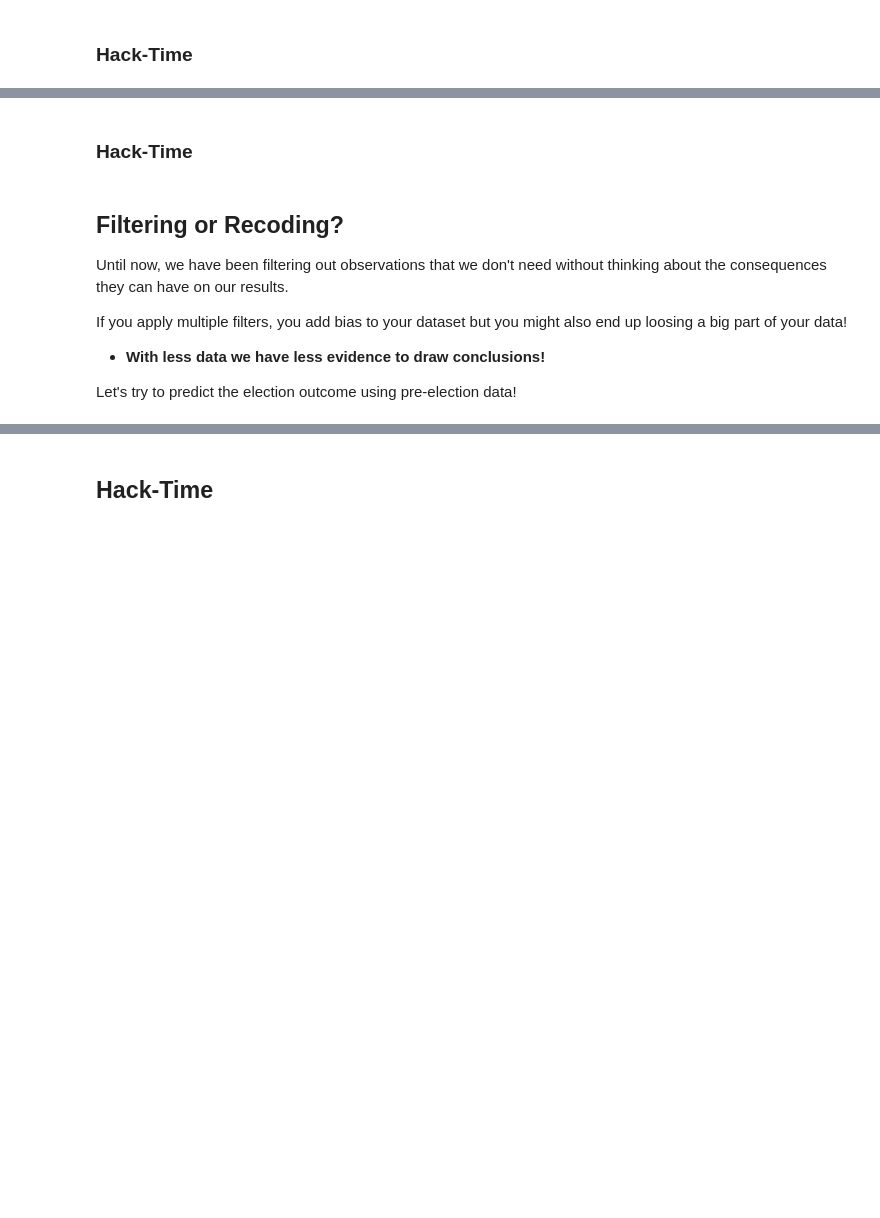
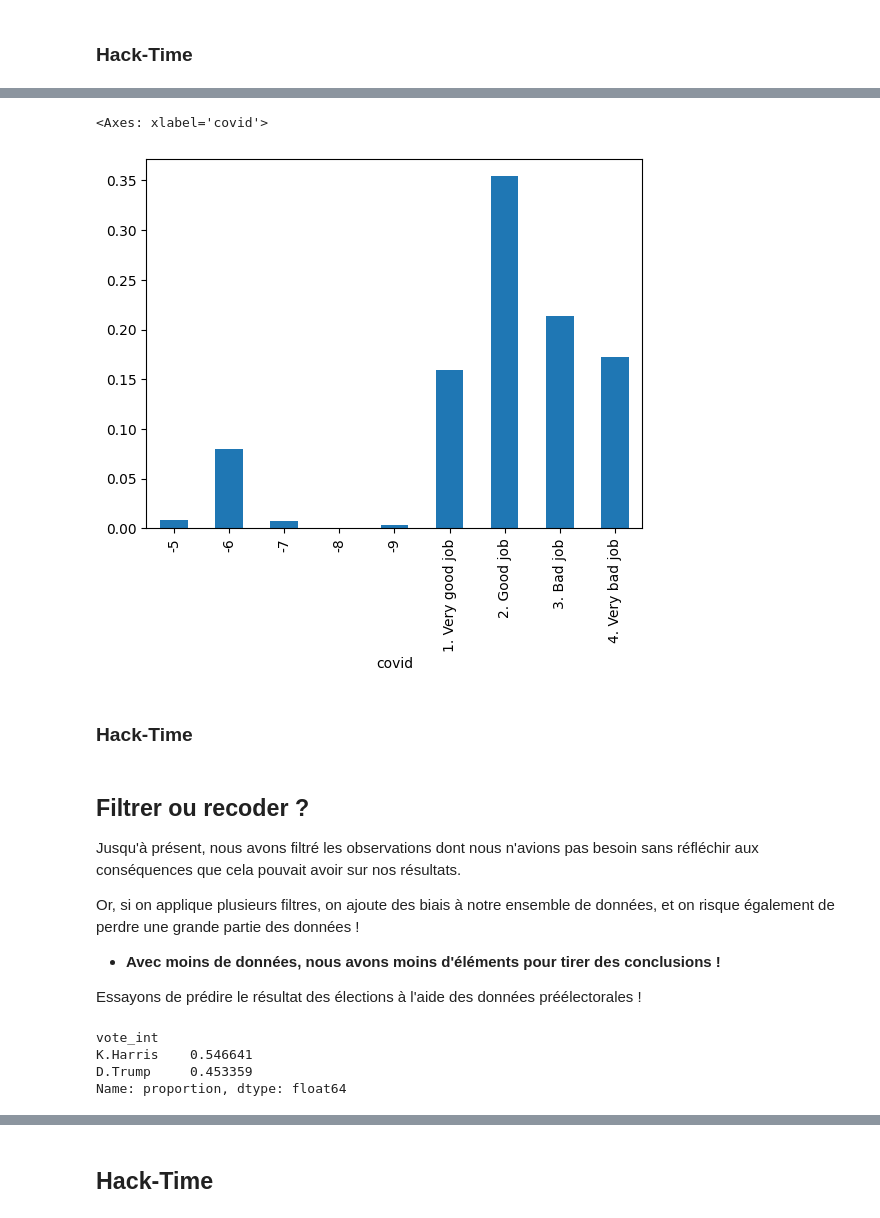
Before and after one commit to SciencesPoBordeaux/data-viz, a Jupyter notebook: notebooks/05-recodage-creation-variables.ipynb, the cells around one changed output, grey strips where cells are left out. Saved outputs shown, nothing was run; the diff lists cells and outputs as text; code cells hidden in the pictures; blank space fills up the shorter version.

Commit message:
premier gros passage. Reste des trucs

```diff
--- a/notebooks/05-recodage-creation-variables.ipynb
+++ b/notebooks/05-recodage-creation-variables.ipynb
@@ -8,8 +10,8 @@
 # %%
-# Load Pandas
+# Charger pandas
 import pandas as pd
 
-# Import Data
-data_url = "https://raw.githubusercontent.com/datamisc/ts-2020/main/data.csv"
-anes_data  = pd.read_csv(data_url, compression='gzip')
+# Charger des données avec pandas depuis une URL
+data_url = "https://raw.githubusercontent.com/datamisc/ts-2024/main/data.csv"
+anes_data = pd.read_csv(data_url, compression="gzip", low_memory=False)
 # %%
@@ -41,4 +74,7 @@ For instance we could recode the voting intention variable:
 # %%
-# Recoding values with a mask
-new_df = df[(df['vote_int']>0) & (df['vote_int']<=5)].copy()  # Creating a new dataframe
+# Recodage des valeurs avec un masque
+# On selectionne la plage qui nous intéresse
+new_df = df[
+    (df["vote_int"] > 0) & (df["vote_int"] <= 6)
+].copy()  # Creation d'un nouveau dataframe
 # %%
@@ -46,6 +92,9 @@ new_df
 # %%
-# Recoding for value == 1
-mask = new_df['vote_int'] == 1
-new_df.loc[mask, "vote_int"] = "J.Biden"
+# Puis recodage pour la valeur == 1
+new_df["vote_int"] = new_df["vote_int"].astype(
+    "object"
+)  # Conversion pour pouvoir recoder avec des strings
+mask = new_df["vote_int"] == 1
+new_df.loc[mask, "vote_int"] = "K.Harris"
 # %%
 new_df
@@ -74,5 +171,5 @@ new_df['covid'].value_counts()
 # %%
-# Creating two lists with the old and the new labels
-old_labels = [-2, 1, 2, 3, 4]
-new_labels = ["Don't Know", "1.Approve strongly", "2.Approve not strongly", "3.Disapprove not strongly", "4.Disapprove strongly"]
+# Créer deux listes avec les anciennes et les nouvelles modalités
+old_labels = [1, 2, 3, 4]
+new_labels = ["1. Very good job", "2. Good job", "3. Bad job", "4. Very bad job"]
 # %%
@@ -88,5 +248,13 @@ new_df['covid'].value_counts(normalize=True)
 # %%
-new_df['covid'].value_counts(normalize=True).sort_index().plot(kind='bar')
+# TODO : passage en string seul truc si on veut garder le sort index non ?
+# Ou alors avoir nettoyé en entier
+# mais doute avec la variable à la fin.
+
+new_df["covid"] = new_df["covid"].astype("string")
+new_df["covid"].value_counts(normalize=True).sort_index().plot(kind="bar")
+# %% [output]
+<Axes: xlabel='covid'>
+[figure, added]
 # %% [markdown]
 ### Hack-Time
 # %%
@@ -96,23 +265,30 @@ new_df['covid'].value_counts(normalize=True).sort_index().plot(kind='bar')
 # %% [markdown]
-## Filtering or Recoding?
+## Filtrer ou recoder ?
 
-Until now, we have been filtering out observations that we don't need without thinking about the consequences they can have on our results.
+Jusqu'à présent, nous avons filtré les observations dont nous n'avions pas besoin sans réfléchir aux conséquences que cela pouvait avoir sur nos résultats.
 
-If you apply multiple filters, you add bias to your dataset but you might also end up loosing a big part of your data!
-- **With less data we have less evidence to draw conclusions!**
+Or, si on applique plusieurs filtres, on ajoute des biais à notre ensemble de données, et on risque également de perdre une grande partie des données !
+- **Avec moins de données, nous avons moins d'éléments pour tirer des conclusions !**
 
-Let's try to predict the election outcome using pre-election data!
+Essayons de prédire le résultat des élections à l'aide des données préélectorales !
 # %%
-# Filtering Out ALL Observations that are note Biden or Trump
-mask = df['vote_int'].between(1,2)
+# Filtrer toutes les observations qui ne sont pas Harris ou Trump
+mask = df["vote_int"].between(1, 2)
 filter_df = df[mask].copy()
 
-# Change Labels
+# Changer les labels
 vote_int_labels = {
-    1: "J.Biden",
+    1: "K.Harris",
     2: "D.Trump",
 }
 
-filtered_output = filter_df['vote_int'].replace(vote_int_labels).value_counts(normalize=True)
+filtered_output = (
+    filter_df["vote_int"].replace(vote_int_labels).value_counts(normalize=True)
+)
 filtered_output
+# %% [output]
+vote_int
+K.Harris    0.546641
+D.Trump     0.453359
+Name: proportion, dtype: float64
 # %%
```
Also changed, not shown: parts of 38 cells of this notebook.
